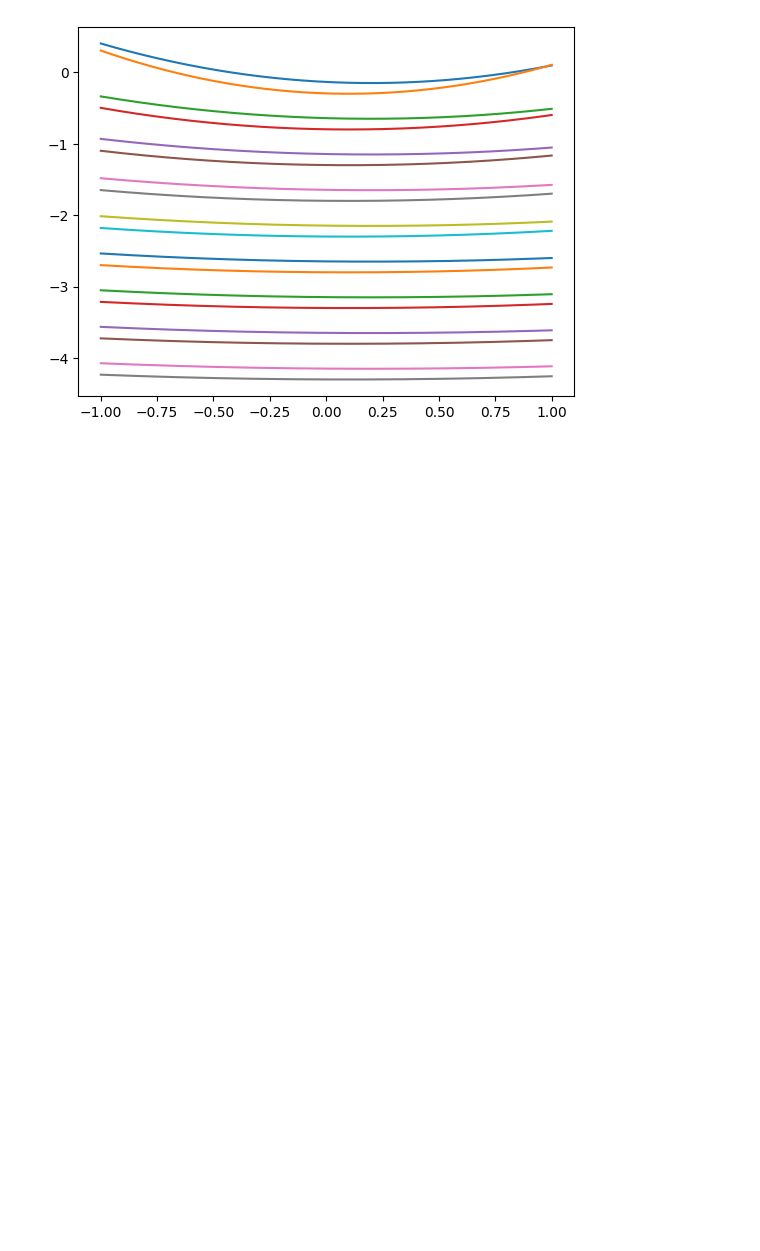
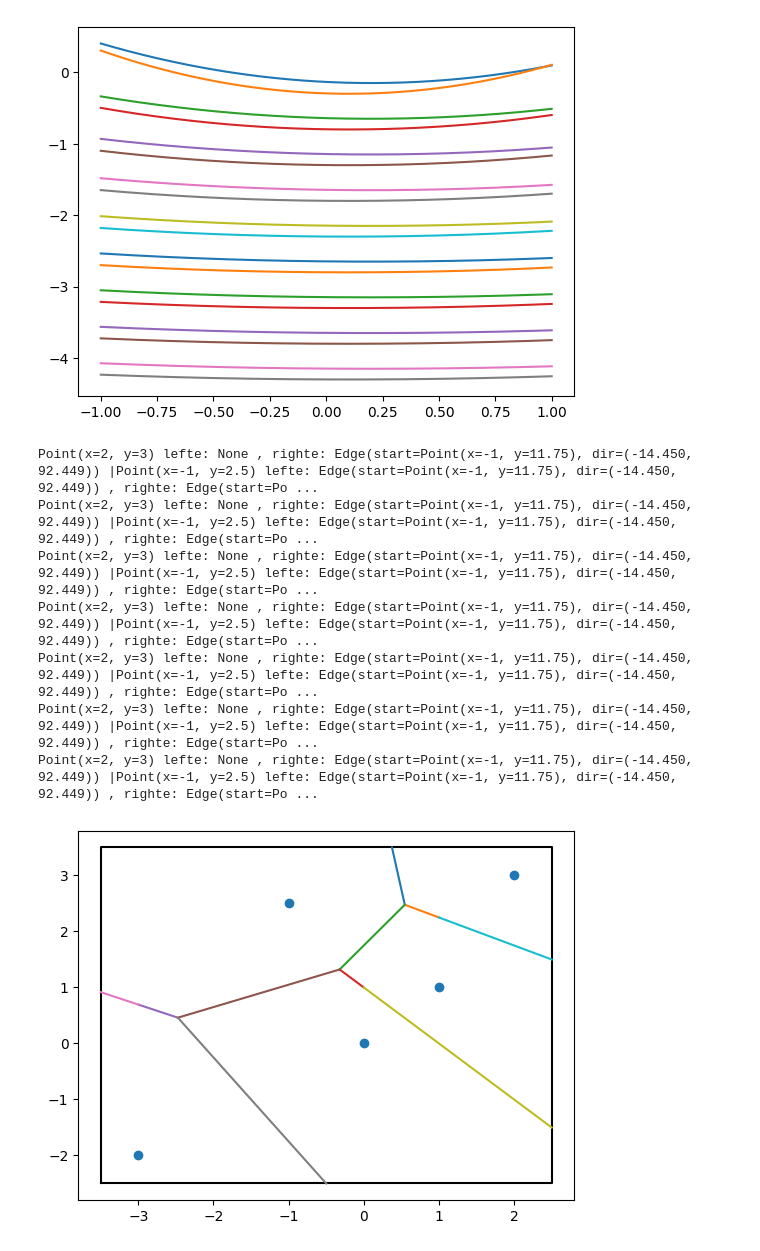
Before and after one commit to ReptilianEye/Voronoi-Diagram, a Jupyter notebook: test.ipynb, the cells around one changed output. Cells and saved outputs as stored; diff of their text form; code cells hidden in the pictures; blank space fills up the shorter version.

```diff
--- a/test.ipynb
+++ b/test.ipynb
@@ -193,3 +193,19 @@ for k in np.arange(focus2[1]-1, focus2[1]-10, -1):
 plt.show()
 # %% [output]
 [figure]
+# %%
+points = [(0, 0), (1, 1), (2, 3), (-1, 2.5), (-3, -2)]
+# %%
+from voronoi import Voronoi
+vor = Voronoi(points)
+vis = vor.get_voronoi()
+vis.show()
+# %% [output]
+Point(x=2, y=3) lefte: None , righte: Edge(start=Point(x=-1, y=11.75), dir=(-14.450, 92.449)) |Point(x=-1, y=2.5) lefte: Edge(start=Point(x=-1, y=11.75), dir=(-14.450, 92.449)) , righte: Edge(start=Po ...
+Point(x=2, y=3) lefte: None , righte: Edge(start=Point(x=-1, y=11.75), dir=(-14.450, 92.449)) |Point(x=-1, y=2.5) lefte: Edge(start=Point(x=-1, y=11.75), dir=(-14.450, 92.449)) , righte: Edge(start=Po ...
+Point(x=2, y=3) lefte: None , righte: Edge(start=Point(x=-1, y=11.75), dir=(-14.450, 92.449)) |Point(x=-1, y=2.5) lefte: Edge(start=Point(x=-1, y=11.75), dir=(-14.450, 92.449)) , righte: Edge(start=Po ...
+Point(x=2, y=3) lefte: None , righte: Edge(start=Point(x=-1, y=11.75), dir=(-14.450, 92.449)) |Point(x=-1, y=2.5) lefte: Edge(start=Point(x=-1, y=11.75), dir=(-14.450, 92.449)) , righte: Edge(start=Po ...
+Point(x=2, y=3) lefte: None , righte: Edge(start=Point(x=-1, y=11.75), dir=(-14.450, 92.449)) |Point(x=-1, y=2.5) lefte: Edge(start=Point(x=-1, y=11.75), dir=(-14.450, 92.449)) , righte: Edge(start=Po ...
+Point(x=2, y=3) lefte: None , righte: Edge(start=Point(x=-1, y=11.75), dir=(-14.450, 92.449)) |Point(x=-1, y=2.5) lefte: Edge(start=Point(x=-1, y=11.75), dir=(-14.450, 92.449)) , righte: Edge(start=Po ...
+Point(x=2, y=3) lefte: None , righte: Edge(start=Point(x=-1, y=11.75), dir=(-14.450, 92.449)) |Point(x=-1, y=2.5) lefte: Edge(start=Point(x=-1, y=11.75), dir=(-14.450, 92.449)) , righte: Edge(start=Po ...
+[figure, added]
```
Also changed, not shown: 2 other files.
